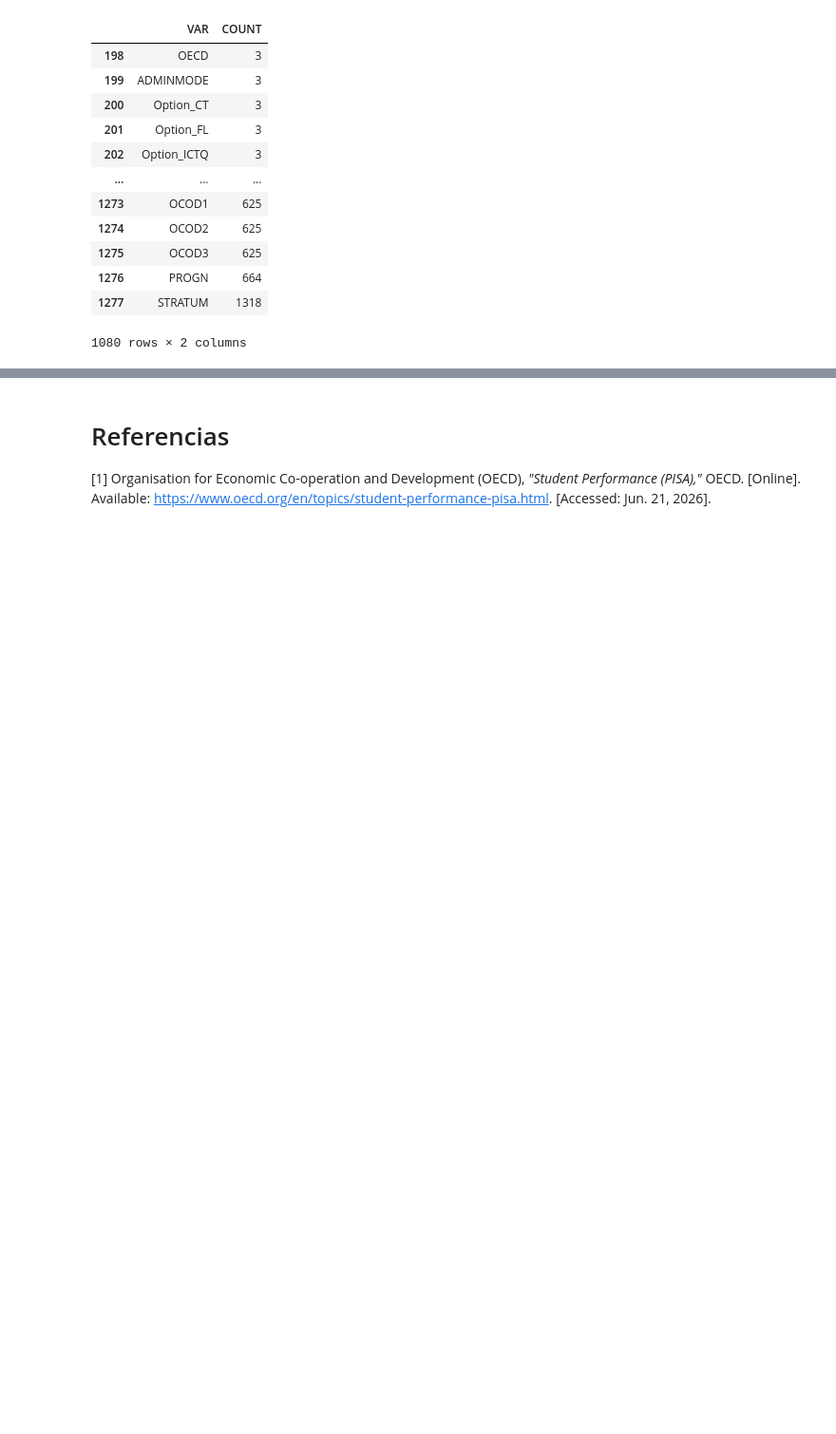
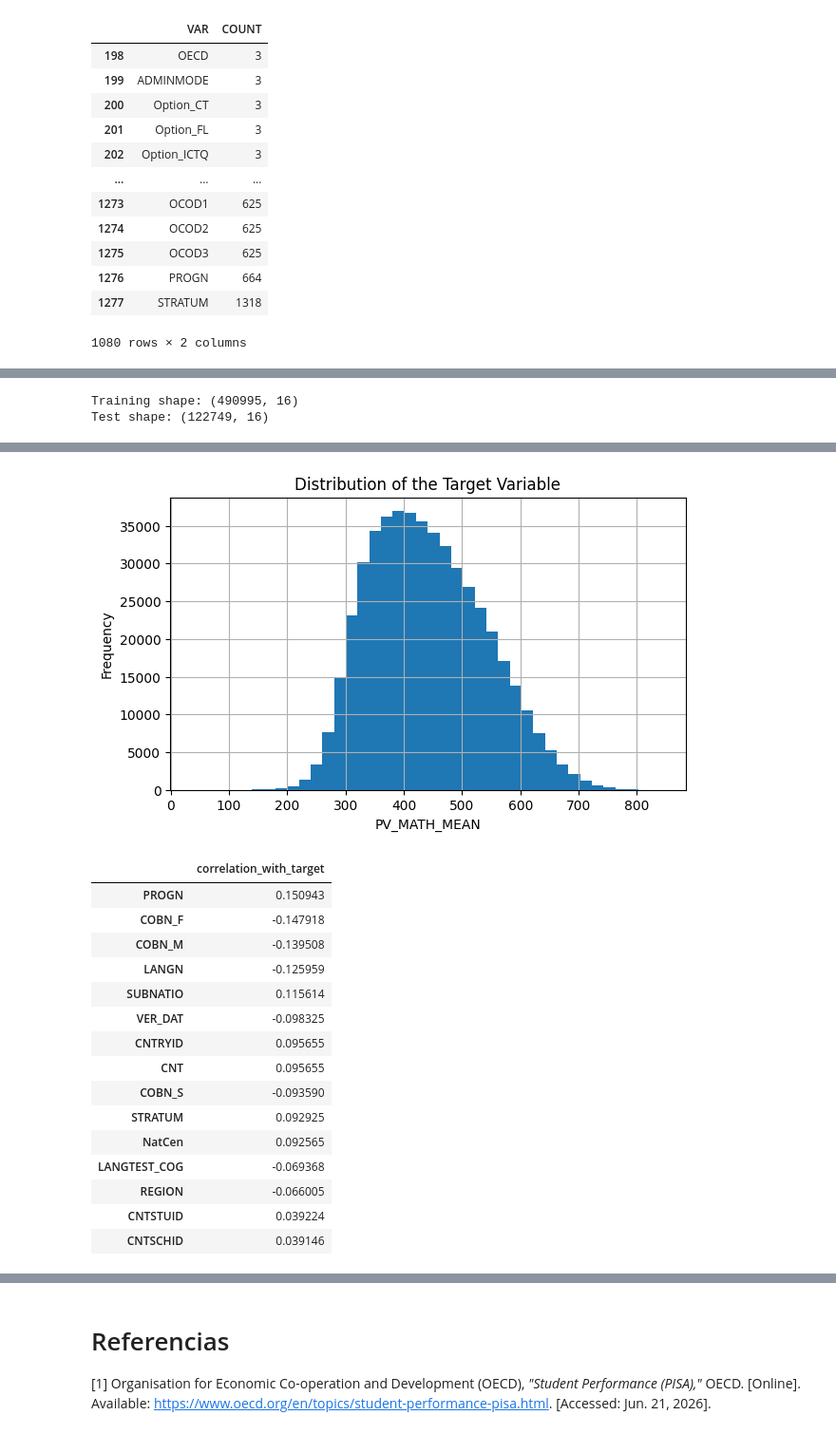
Before and after one commit to NicoCarrion02/diffusion-based-academic-prediction, a Jupyter notebook: ML_final_project_Nicolas_Carrion.ipynb, the cells around one changed output, grey strips where cells are left out. Shown at 95% size. Cells and saved outputs as stored; diff of their text form; code cells hidden in the pictures; blank space fills up the shorter version.

```diff
--- a/ML_final_project_Nicolas_Carrion.ipynb
+++ b/ML_final_project_Nicolas_Carrion.ipynb
@@ -726,0 +624,31 @@ Text(0, 0.5, 'Rows')
+# %%
+import matplotlib.pyplot as plt
+import pandas as pd
+
+TARGET = 'PV_MATH_MEAN'
+train_selected = pd.read_parquet('data/train_selected_features.parquet')
+test_selected = pd.read_parquet('data/test_selected_features.parquet')
+
+print('Training shape:', train_selected.shape)
+print('Test shape:', test_selected.shape)
+display(train_selected.describe().T)
+
+plt.figure(figsize=(7, 4))
+train_selected[TARGET].hist(bins=40)
+plt.title('Distribution of the Target Variable')
+plt.xlabel(TARGET)
+plt.ylabel('Frequency')
+plt.show()
+
+corr = train_selected.corr(numeric_only=True)[TARGET].drop(TARGET).sort_values(key=lambda s: s.abs(), ascending=False)
+display(corr.to_frame('correlation_with_target'))
+
+plt.figure(figsize=(7, 4))
+corr.head(15).sort_values().plot(kind='barh')
+plt.title('Top Selected Features by Absolute Correlation with the Target')
+plt.xlabel('Pearson correlation')
+plt.ylabel('Feature')
+plt.show()
+# %% [output]
+Training shape: (490995, 16)
+Test shape: (122749, 16)
@@ -726,0 +672,17 @@ Text(0, 0.5, 'Rows')
+[figure, added]
+|  | correlation_with_target |
+| PROGN | 0.150943 |
+| COBN_F | -0.147918 |
+| COBN_M | -0.139508 |
+| LANGN | -0.125959 |
+| SUBNATIO | 0.115614 |
+| VER_DAT | -0.098325 |
+| CNTRYID | 0.095655 |
+| CNT | 0.095655 |
+| COBN_S | -0.093590 |
+| STRATUM | 0.092925 |
+| NatCen | 0.092565 |
+| LANGTEST_COG | -0.069368 |
+| REGION | -0.066005 |
+| CNTSTUID | 0.039224 |
+| CNTSCHID | 0.039146 |
```
Also changed, not shown: parts of 46 cells of this notebook, 2 other files.
